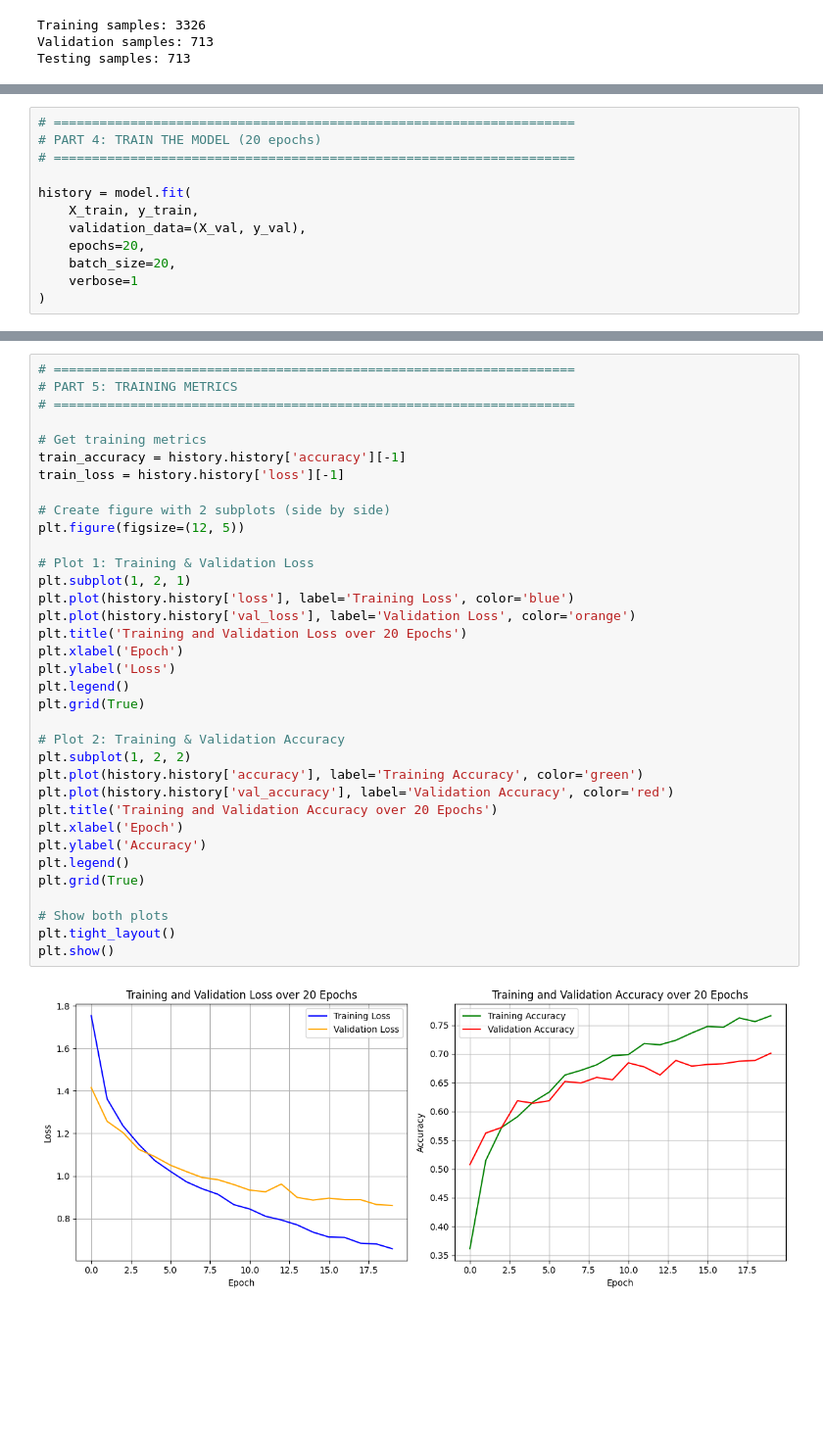
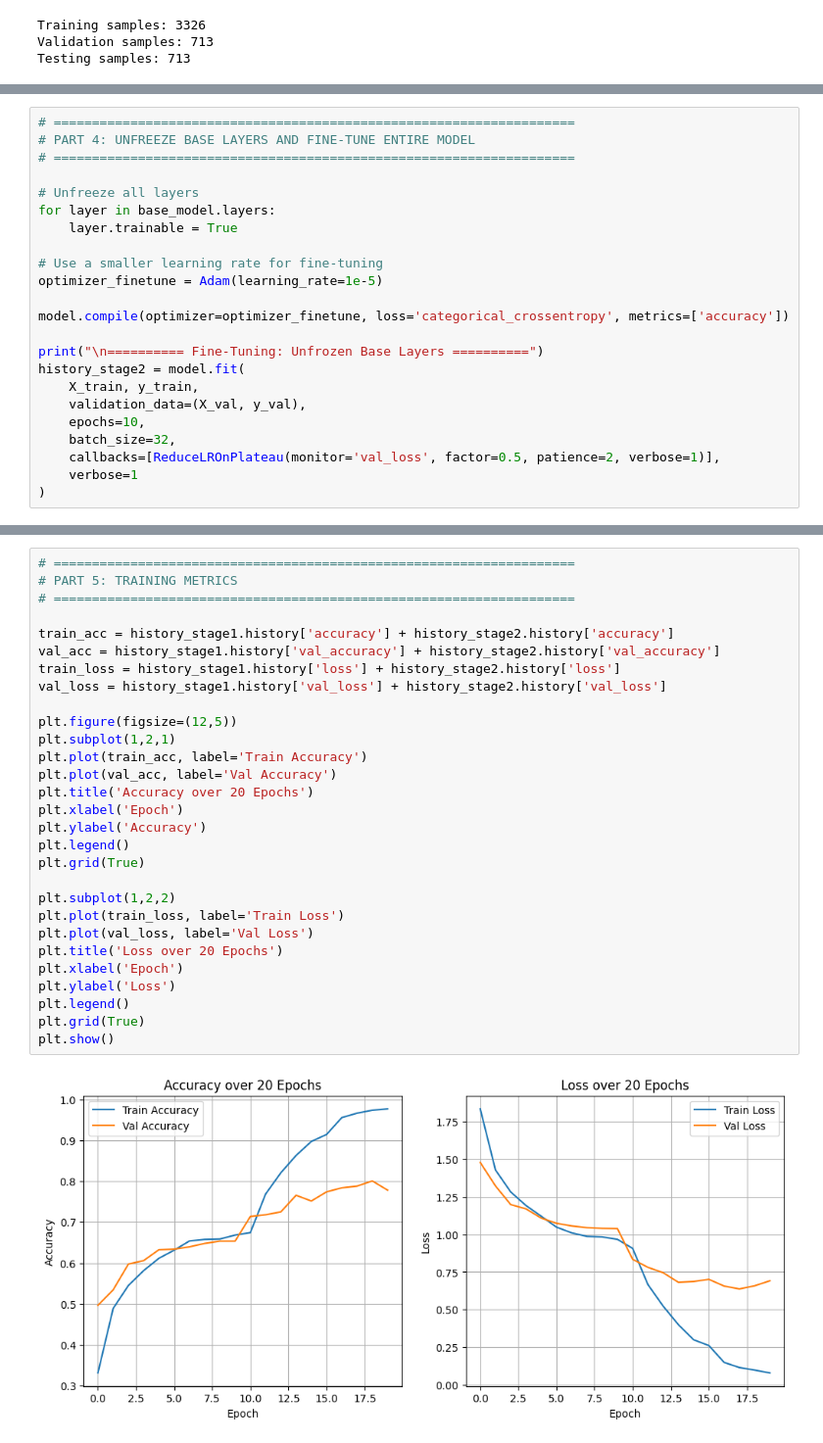
Before and after one commit to Sanugiw/CNN-for-Image-Classification, a Jupyter notebook: finetune_vgg16.ipynb, the cells around one changed output, grey strips where cells are left out. Shown at 98% size. Drawn from its saved outputs; the diff is of its cells as text; blank space fills up the shorter version.

```diff
--- a/finetune_vgg16.ipynb
+++ b/finetune_vgg16.ipynb
@@ -119,13 +145,24 @@ Model: "sequential_7"
 # %%
 # ====================================================================
-# PART 4: TRAIN THE MODEL (20 epochs)
+# PART 4: UNFREEZE BASE LAYERS AND FINE-TUNE ENTIRE MODEL
 # ====================================================================
 
-history = model.fit(
+# Unfreeze all layers
+for layer in base_model.layers:
+    layer.trainable = True
+
+# Use a smaller learning rate for fine-tuning
+optimizer_finetune = Adam(learning_rate=1e-5)
+
+model.compile(optimizer=optimizer_finetune, loss='categorical_crossentropy', metrics=['accuracy'])
+
+print("\n========== Fine-Tuning: Unfrozen Base Layers ==========")
+history_stage2 = model.fit(
     X_train, y_train,
     validation_data=(X_val, y_val),
-    epochs=20,
-    batch_size=20,
+    epochs=10,
+    batch_size=32,
+    callbacks=[ReduceLROnPlateau(monitor='val_loss', factor=0.5, patience=2, verbose=1)],
     verbose=1
 )
 # %% [output]
@@ -149,40 +186,34 @@ Epoch 20/20
 # %%
 # ====================================================================
 # PART 5: TRAINING METRICS
 # ====================================================================
 
-# Get training metrics
-train_accuracy = history.history['accuracy'][-1]
-train_loss = history.history['loss'][-1]
+train_acc = history_stage1.history['accuracy'] + history_stage2.history['accuracy']
+val_acc = history_stage1.history['val_accuracy'] + history_stage2.history['val_accuracy']
+train_loss = history_stage1.history['loss'] + history_stage2.history['loss']
+val_loss = history_stage1.history['val_loss'] + history_stage2.history['val_loss']
 
-# Create figure with 2 subplots (side by side)
-plt.figure(figsize=(12, 5))
-
-# Plot 1: Training & Validation Loss
-plt.subplot(1, 2, 1)
-plt.plot(history.history['loss'], label='Training Loss', color='blue')
-plt.plot(history.history['val_loss'], label='Validation Loss', color='orange')
-plt.title('Training and Validation Loss over 20 Epochs')
-plt.xlabel('Epoch')
-plt.ylabel('Loss')
-plt.legend()
-plt.grid(True)
-
-# Plot 2: Training & Validation Accuracy
-plt.subplot(1, 2, 2)
-plt.plot(history.history['accuracy'], label='Training Accuracy', color='green')
-plt.plot(history.history['val_accuracy'], label='Validation Accuracy', color='red')
-plt.title('Training and Validation Accuracy over 20 Epochs')
+plt.figure(figsize=(12,5))
+plt.subplot(1,2,1)
+plt.plot(train_acc, label='Train Accuracy')
+plt.plot(val_acc, label='Val Accuracy')
+plt.title('Accuracy over 20 Epochs')
 plt.xlabel('Epoch')
 plt.ylabel('Accuracy')
 plt.legend()
 plt.grid(True)
 
-# Show both plots
-plt.tight_layout()
+plt.subplot(1,2,2)
+plt.plot(train_loss, label='Train Loss')
+plt.plot(val_loss, label='Val Loss')
+plt.title('Loss over 20 Epochs')
+plt.xlabel('Epoch')
+plt.ylabel('Loss')
+plt.legend()
+plt.grid(True)
 plt.show()
 # %% [output]
-[figure, old version]
+[figure, new version]
 # %%
 # ====================================================================
 # PART 6: EVALUATION ON TEST SET
```
Also changed, not shown: parts of 6 cells of this notebook.
